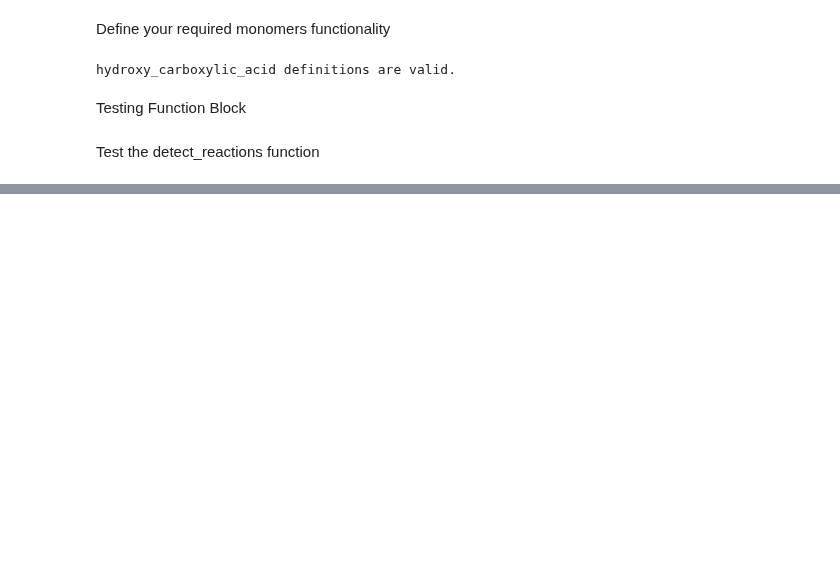
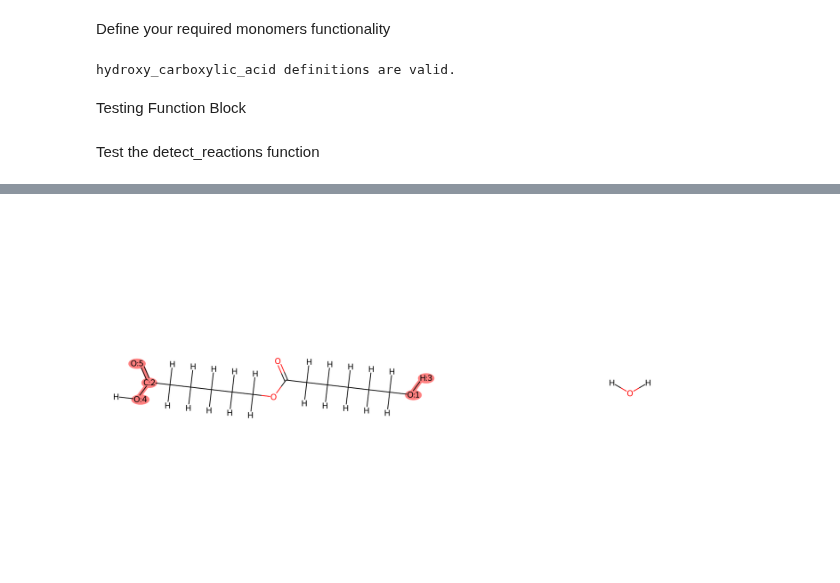
Before and after one commit to NanoCIPHER-Lab/AutoREACTER-LibraryValidator, a Jupyter notebook: tester.ipynb, the cells around one changed output, grey strips where cells are left out. Saved outputs shown, nothing was run; the diff lists cells and outputs as text; code cells hidden in the pictures; blank space fills up the shorter version.

```diff
--- a/tester.ipynb
+++ b/tester.ipynb
@@ -127,0 +441,14 @@ for reaction in reactions_definitions.values():
+# %%
+for product_set in products:
+    img = Draw.MolsToGridImage(
+        product_set,
+        molsPerRow=2,
+        subImgSize=(900, 900),
+        highlightAtomLists=[
+            [atom.GetIdx() for atom in mol.GetAtoms() if atom.GetAtomMapNum() != 0]
+            for mol in product_set
+        ]
+    )
+    display(img)
+# %% [output]
+[figure, added]
```
Also changed, not shown: parts of 8 cells of this notebook.
